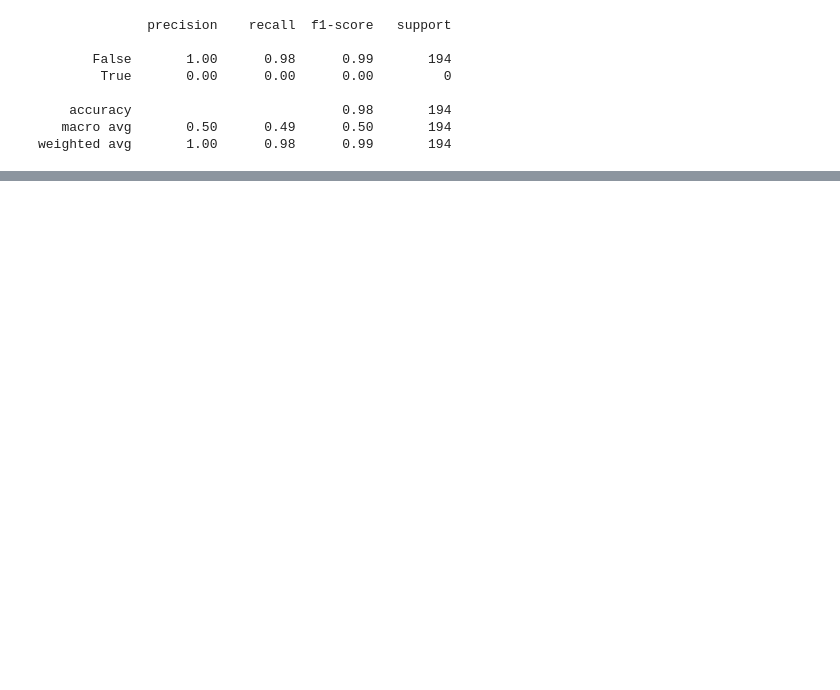
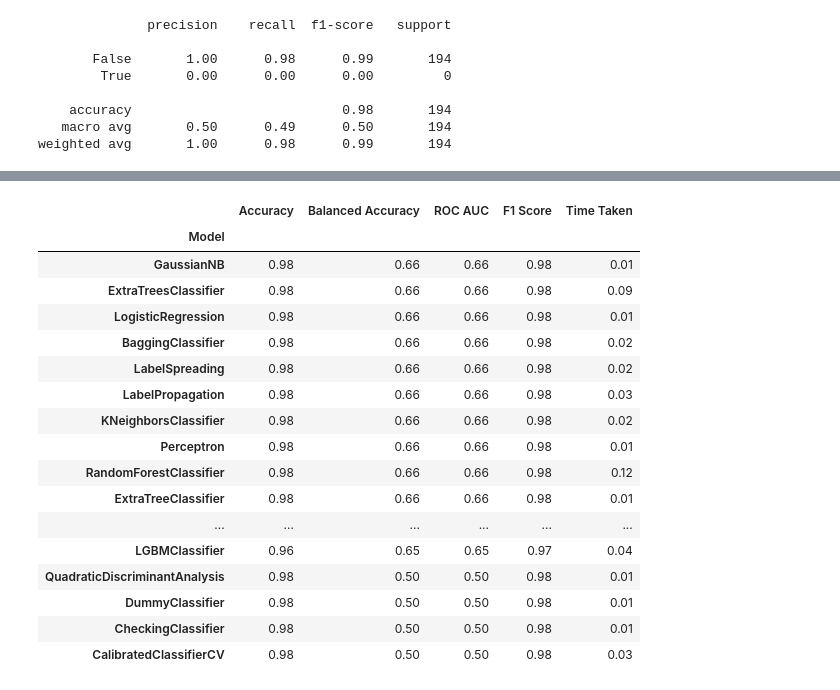
Before and after one commit to EbubekirKocadag/hackathon_beeodiversity, a Jupyter notebook: beeodiversity.ipynb, the cells around one changed output, grey strips where cells are left out. Drawn from its saved outputs; the diff is of its cells as text; code cells hidden in the pictures; blank space fills up the shorter version.

```diff
--- a/beeodiversity.ipynb
+++ b/beeodiversity.ipynb
@@ -361,0 +407,23 @@ weighted avg       1.00      0.98      0.99       194
+# %%
+sub_target = full_dataset[[c for c in full_dataset.columns if c[0] == 'target' and c[1] in ['heavymetal'] and c[2] in ['above_LMR'] and c[3] == 'Lead']]
+
+idx = pd.IndexSlice
+X_train = full_dataset["features"].loc[:, :, :, 'training']
+X_test = full_dataset["features"].loc[:, :, :, 'validation']
+y_train = sub_target.loc[:, :, :, 'training']
+y_test = sub_target.loc[:, :, :, 'validation']
+# %%
+from sklearn.preprocessing import StandardScaler
+from sklearn.decomposition import PCA
+
+sc = StandardScaler()
+X_train = sc.fit_transform(X_train)
+X_test = sc.transform(X_test)
+
+pca = PCA(n_components=35)
+X_train = pca.fit_transform(X_train)
+X_test = pca.transform(X_test)
+# %%
+from lazypredict.Supervised import LazyClassifier
+clf = LazyClassifier(verbose=0,ignore_warnings=True, custom_metric=None)
+models,predictions = clf.fit(X_train, X_test, y_train, y_test)
@@ -361,0 +432,21 @@ weighted avg       1.00      0.98      0.99       194
+# %%
+models
+# %% [output]
+|  | Accuracy | Balanced Accuracy | ROC AUC | F1 Score | Time Taken |
+| Model |  |  |  |  |  |
+| GaussianNB | 0.98 | 0.66 | 0.66 | 0.98 | 0.01 |
+| ExtraTreesClassifier | 0.98 | 0.66 | 0.66 | 0.98 | 0.09 |
+| LogisticRegression | 0.98 | 0.66 | 0.66 | 0.98 | 0.01 |
+| BaggingClassifier | 0.98 | 0.66 | 0.66 | 0.98 | 0.02 |
+| LabelSpreading | 0.98 | 0.66 | 0.66 | 0.98 | 0.02 |
+| LabelPropagation | 0.98 | 0.66 | 0.66 | 0.98 | 0.03 |
+| KNeighborsClassifier | 0.98 | 0.66 | 0.66 | 0.98 | 0.02 |
+| Perceptron | 0.98 | 0.66 | 0.66 | 0.98 | 0.01 |
+| RandomForestClassifier | 0.98 | 0.66 | 0.66 | 0.98 | 0.12 |
+| ExtraTreeClassifier | 0.98 | 0.66 | 0.66 | 0.98 | 0.01 |
+| ... | ... | ... | ... | ... | ... |
+| LGBMClassifier | 0.96 | 0.65 | 0.65 | 0.97 | 0.04 |
+| QuadraticDiscriminantAnalysis | 0.98 | 0.50 | 0.50 | 0.98 | 0.01 |
+| DummyClassifier | 0.98 | 0.50 | 0.50 | 0.98 | 0.01 |
+| CheckingClassifier | 0.98 | 0.50 | 0.50 | 0.98 | 0.01 |
+| CalibratedClassifierCV | 0.98 | 0.50 | 0.50 | 0.98 | 0.03 |
```
Also changed, not shown: parts of 13 cells of this notebook.
